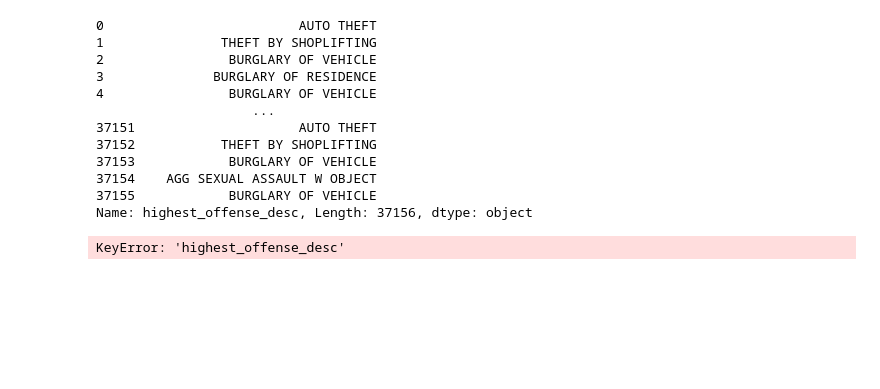
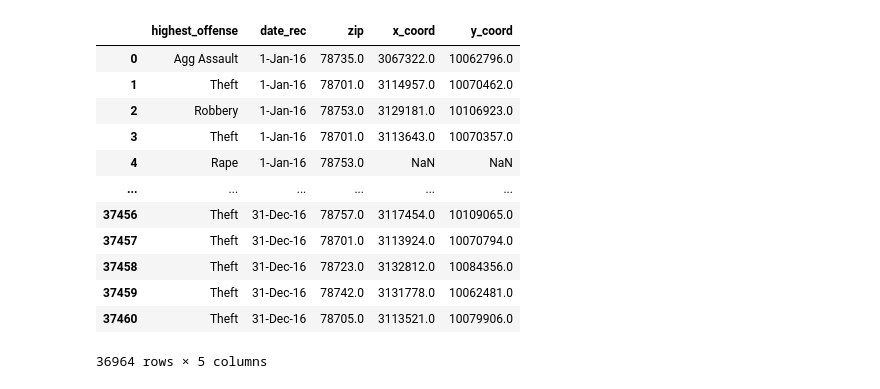
Before and after one commit to abstatz/Project-3, a Jupyter notebook: AustinAPI.ipynb, the cells around one changed output. Cells and saved outputs as stored; diff of their text form; code cells hidden in the pictures; blank space fills up the shorter version.

```diff
--- a/AustinAPI.ipynb
+++ b/AustinAPI.ipynb
@@ -95,16 +101,15 @@ crime_18_df
+# %%
+## Non-violent Crimes list pulled from SQL file in Database folder
+crimes = ['ROBBERY BY ASSAULT','PUBLIC INTOX-SOBERING CENTER','PUBLIC INTOXICATION', 'GAMBLING PROMOTION',
+          'URINATING IN PUBLIC PLACE','LIQUOR LAW VIOLATION/OTHER','COMMUNICATING GAMBLING INFO',
+          'FORGERY OF IDENTIFICATION', 'SIT AND LIE ORDINANCE VIOL', 'DOC CREATING NOXIOUS ODOR', 'MAIL THEFT',
+          'DRIVING WHILE INTOX / FELONY','DEBIT CARD ABUSE','DOC WINDOW PEEPING - HOTEL','AMPLIFIED MUSIC / VEHICLE',
+          'ILLEGAL LABELLING OF RECORDING','POSSESSION OF MARIJUANA','ISSUANCE OF BAD CHECK','PROBATION VIOL', 'HAZING',
+          'ABANDONED REFRIGERATOR','POCKET PICKING','TAMPERING WITH ID NUMBER','GAMBLING','THEFT BY SHOPLIFTING',
+          'IDENTITY THEFT','SLEEPING IN PUBLIC PLACE','GRAFFITI', 'FORGERY - OTHER','AUTO THEFT']
+
+## All crimes categorized within these categories, will be used for simplification on vizualizations
+categories = ['Theft', 'Robbery', 'Auto Theft', 'Burglary', 'Agg Assault']
 # %%
-crime_types= crime_18_df['highest_offense_desc']
+crime_types= crime_18_df['highest_offense']
 print(crime_types)
-# %% [output]
-0                         AUTO THEFT
-1               THEFT BY SHOPLIFTING
-2                BURGLARY OF VEHICLE
-3              BURGLARY OF RESIDENCE
-4                BURGLARY OF VEHICLE
-                    ...
-37151                     AUTO THEFT
-37152           THEFT BY SHOPLIFTING
-37153            BURGLARY OF VEHICLE
-37154    AGG SEXUAL ASSAULT W OBJECT
-37155            BURGLARY OF VEHICLE
-Name: highest_offense_desc, Length: 37156, dtype: object
@@ -121,18 +115,0 @@ Name: highest_offense_desc, Length: 37156, dtype: object
-# %%
-# Filter by Crime Type- each DF
-offense_df_15 = crime_15_df.set_index("highest_offense_desc", drop= False)
-offenses_df_15 = (offense_df_15.loc[offense_df["highest_offense_desc"].isin(['PUBLIC INTOX-SOBERING CENTER' , 'PUBLIC INTOXICATION' ,
-                                                                             'GAMBLING PROMOTION' , 'URINATING IN PUBLIC PLACE',
-                                                                             'LIQUOR LAW VIOLATION/OTHER' , 'COMMUNICATING GAMBLING INFO' ,
-                                                                             'FORGERY OF IDENTIFICATION' , 'SIT AND LIE ORDINANCE VIOL' ,
-                                                                             'DOC CREATING NOXIOUS ODOR' , 'MAIL THEFT',
-                                                                             'DRIVING WHILE INTOX / FELONY' , 'DEBIT CARD ABUSE' , 'DOC WINDOW PEEPING - HOTEL' ,
-                                                                             'AMPLIFIED MUSIC / VEHICLE', 'ILLEGAL LABELLING OF RECORDING' ,
-                                                                             'POSSESSION OF MARIJUANA' , 'ISSUANCE OF BAD CHECK',
-                                                                             'PROBATION VIOL' , 'HAZING' , 'ABANDONED REFRIGERATOR"' , 'POCKET PICKING' ,
-                                                                             'TAMPERING WITH ID NUMBER', 'GAMBLING' , 'THEFT BY SHOPLIFTING' ,
-                                                                             'IDENTITY THEFT' , 'SLEEPING IN PUBLIC PLACE', 'GRAFFITI' ,
-                                                                             'FORGERY - OTHER' , 'AUTO THEFT'])])
-offenses_df_15.head()
-# %% [output]
-KeyError: 'highest_offense_desc'
@@ -138,0 +120,18 @@ KeyError: 'highest_offense_desc'
+# %%
+# 2016
+offenses_16 = (crime_16_df.loc[crime_15_df["highest_offense"].isin(categories)])
+offenses_16
+# %% [output]
+|  | highest_offense | date_rec | zip | x_coord | y_coord |
+| 0 | Agg Assault | 1-Jan-16 | 78735.0 | 3067322.0 | 10062796.0 |
+| 1 | Theft | 1-Jan-16 | 78701.0 | 3114957.0 | 10070462.0 |
+| 2 | Robbery | 1-Jan-16 | 78753.0 | 3129181.0 | 10106923.0 |
+| 3 | Theft | 1-Jan-16 | 78701.0 | 3113643.0 | 10070357.0 |
+| 4 | Rape | 1-Jan-16 | 78753.0 | NaN | NaN |
+| ... | ... | ... | ... | ... | ... |
+| 37456 | Theft | 31-Dec-16 | 78757.0 | 3117454.0 | 10109065.0 |
+| 37457 | Theft | 31-Dec-16 | 78701.0 | 3113924.0 | 10070794.0 |
+| 37458 | Theft | 31-Dec-16 | 78723.0 | 3132812.0 | 10084356.0 |
+| 37459 | Theft | 31-Dec-16 | 78742.0 | 3131778.0 | 10062481.0 |
+| 37460 | Theft | 31-Dec-16 | 78705.0 | 3113521.0 | 10079906.0 |
+36964 rows × 5 columns
```
Also changed, not shown: parts of 13 cells of this notebook.
